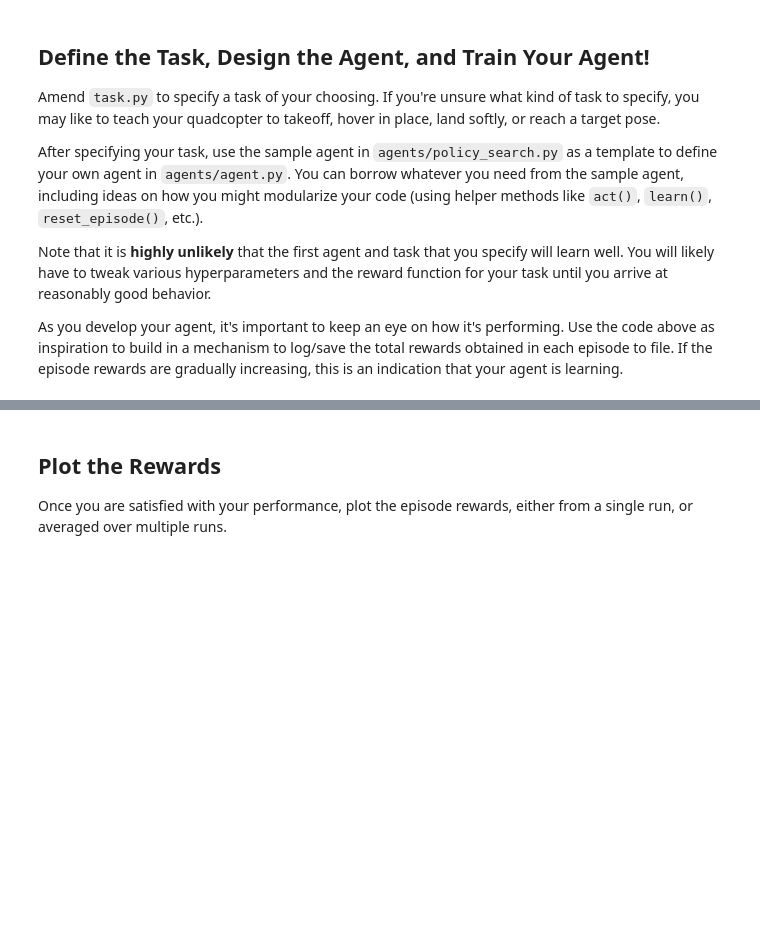
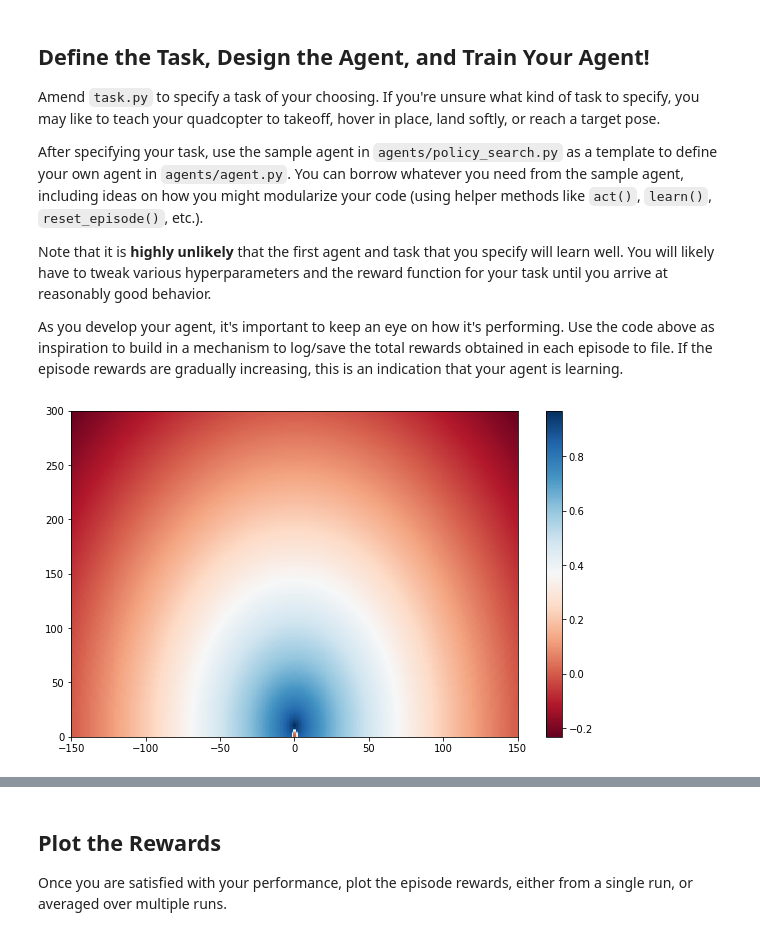
Before and after one commit to bifrost/RL-Quadcopter-2, a Jupyter notebook: Quadcopter_Project.ipynb, the cells around one changed output, grey strips where cells are left out. Cells and saved outputs as stored; diff of their text form; code cells hidden in the pictures; blank space fills up the shorter version.

```diff
--- a/Quadcopter_Project.ipynb
+++ b/Quadcopter_Project.ipynb
@@ -211,6 +211,46 @@ After specifying your task, use the sample agent in `agents/policy_search.py` as
 Note that it is **highly unlikely** that the first agent and task that you specify will learn well.  You will likely have to tweak various hyperparameters and the reward function for your task until you arrive at reasonably good behavior.
 
 As you develop your agent, it's important to keep an eye on how it's performing. Use the code above as inspiration to build in a mechanism to log/save the total rewards obtained in each episode to file.  If the episode rewards are gradually increasing, this is an indication that your agent is learning.
+# %%
+# Plot of reward function: x, z
+
+import numpy as np
+from pylab import *
+import matplotlib.pyplot as plt
+
+target_pos = np.array([0., 0., 10.])
+upper_bounds = np.array([150., 150., 300.])
+lower_bounds = np.array([-150., -150., 0.])
+maxRange = [upper_bounds - target_pos, target_pos - lower_bounds]
+maxRange = np.max(maxRange, axis=0)
+
+def reward(x, z, v):
+    xz = np.dstack((x, z))
+
+    s = xz - target_pos[1:]
+    s_normalized = np.linalg.norm(s/maxRange[1:], axis=2)
+    s_reward = (1. - 1.*np.power(s_normalized, .6))
+
+    # The quadcopter has a tendency to get stuck in the local minimum pos [0, 0, 0]
+    # when simplify the Action space to 5 actions: 4 delta rotor speeds plus mean rotor speeds.
+    # The purpose of local_minimum_discount is to push the quadcopter away from this point
+    local_minimum = np.linalg.norm(xz/[2., 8.], axis=2)
+    local_minimum_discount = np.power(1. - np.clip(1. - local_minimum, 0, 1), 4.)
+
+    return s_reward * local_minimum_discount
+
+
+x = linspace(-150, 150, num=300)
+z = linspace(0, 300, num=300)
+X,Z = meshgrid(x, z)
+
+v = np.array([30., 0., 0.])
+fig, ax = subplots()
+R = reward(X, Z, v)
+p = ax.pcolor(X, Z, R, cmap=cm.RdBu, vmin=R.min(), vmax=R.max())
+cb = fig.colorbar(p)
+# %% [output]
+[figure, added]
 # %%
 %load_ext autoreload
 %autoreload 2
```
Also changed, not shown: parts of 4 cells of this notebook, 5 other files.
